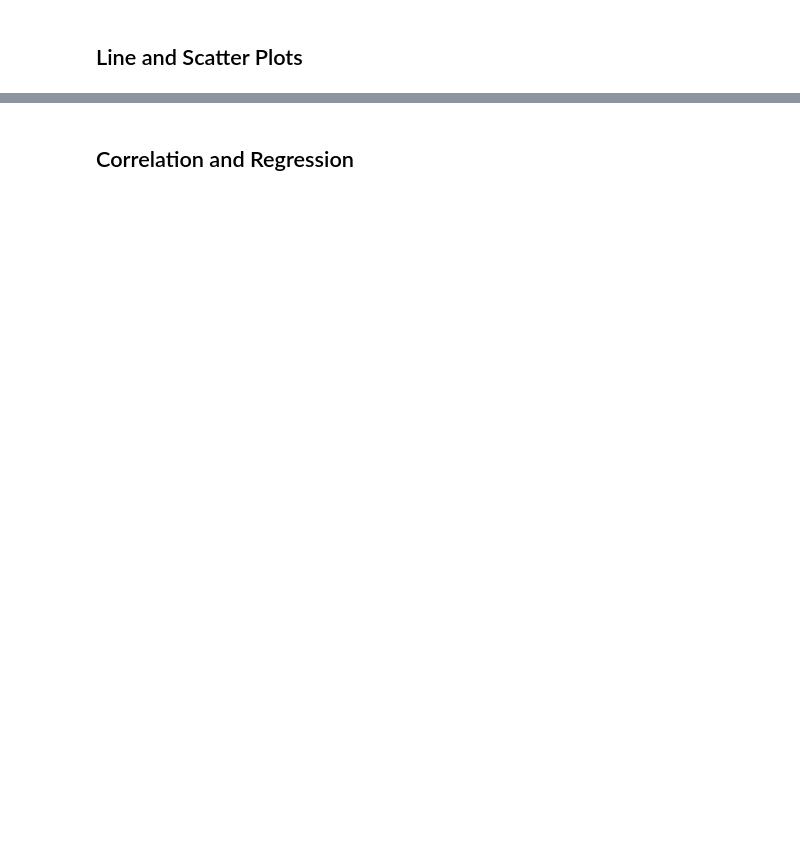
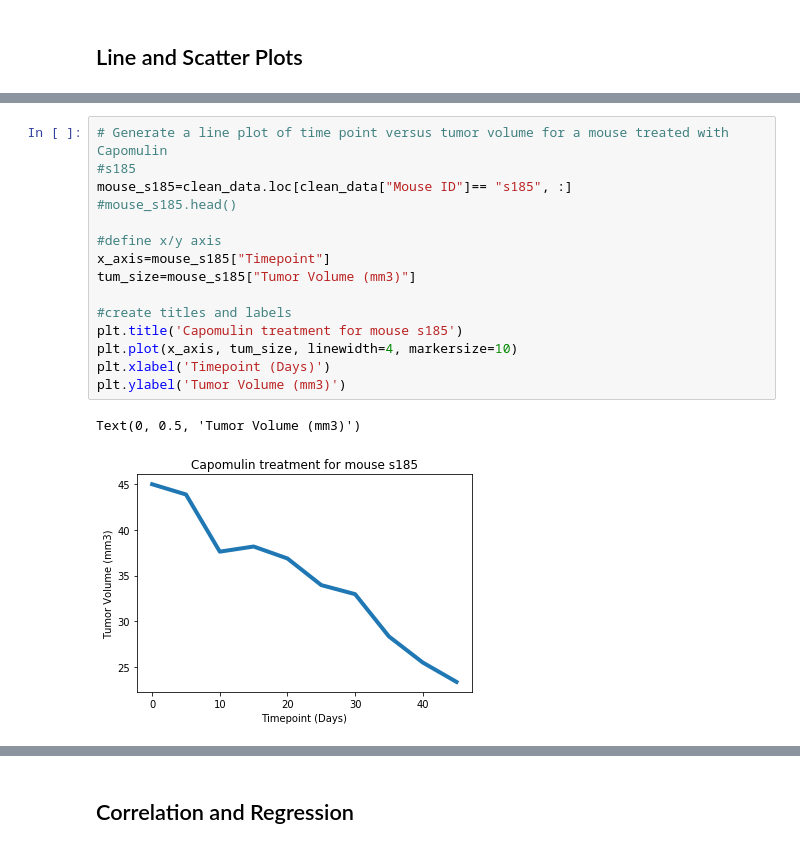
Before and after one commit to Aschaefer152/matplotlib-challenge, a Jupyter notebook: Pymaceuticals/pymaceuticals_starter.ipynb, the cells around one changed output, grey strips where cells are left out. Drawn from its saved outputs; the diff is of its cells as text; blank space fills up the shorter version.

```diff
--- a/Pymaceuticals/pymaceuticals_starter.ipynb
+++ b/Pymaceuticals/pymaceuticals_starter.ipynb
@@ -296,0 +284,18 @@ plt.boxplot(tumor_data)
+# %%
+# Generate a line plot of time point versus tumor volume for a mouse treated with Capomulin
+#s185
+mouse_s185=clean_data.loc[clean_data["Mouse ID"]== "s185", :]
+#mouse_s185.head()
+
+#define x/y axis
+x_axis=mouse_s185["Timepoint"]
+tum_size=mouse_s185["Tumor Volume (mm3)"]
+
+#create titles and labels
+plt.title('Capomulin treatment for mouse s185')
+plt.plot(x_axis, tum_size, linewidth=4, markersize=10)
+plt.xlabel('Timepoint (Days)')
+plt.ylabel('Tumor Volume (mm3)')
+# %% [output]
+Text(0, 0.5, 'Tumor Volume (mm3)')
+[figure, added]
```
Also changed, not shown: parts of 6 cells of this notebook.
